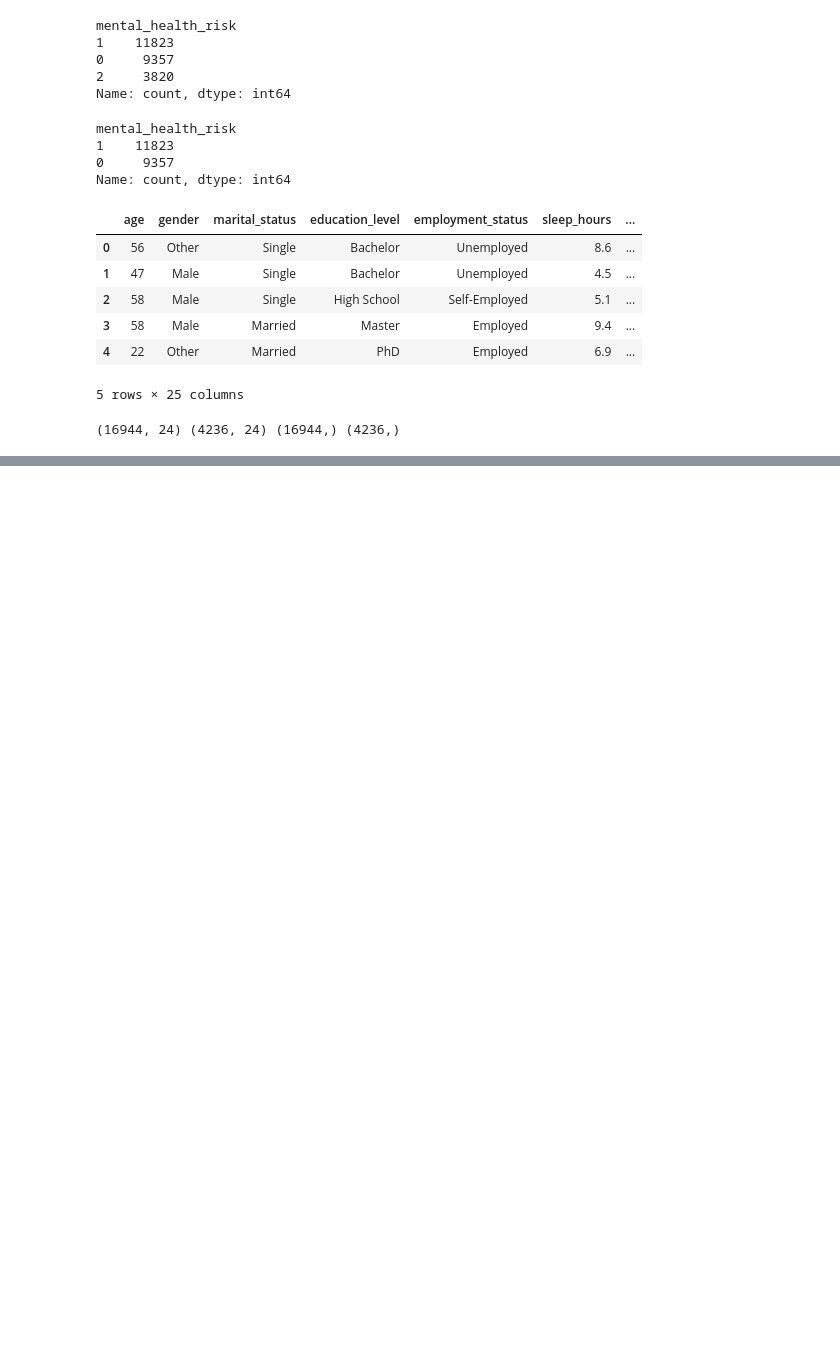
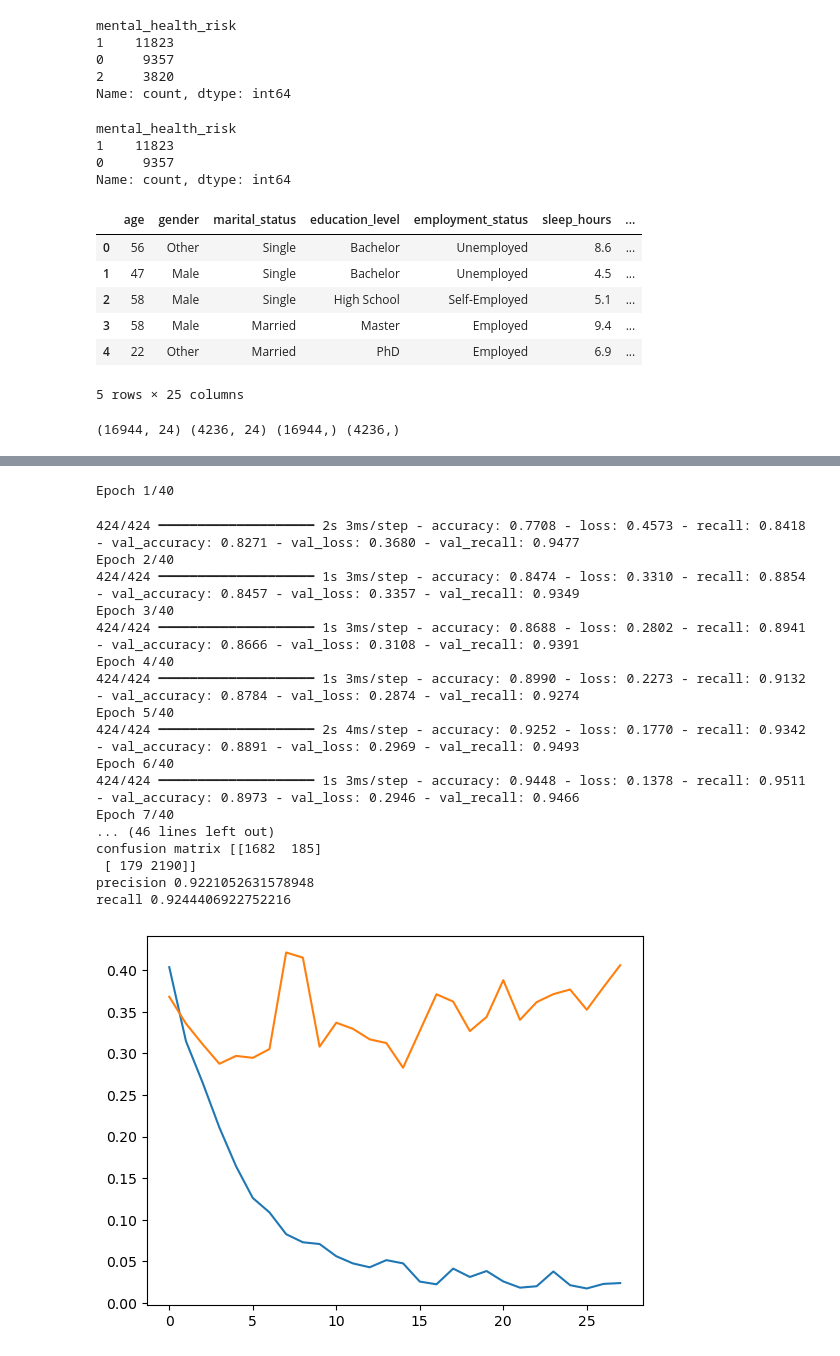
Before and after one commit to K-A-Reddy/MinorProject1_Medical_Risk_Analysis, a Jupyter notebook: code.ipynb, the cells around one changed output, grey strips where cells are left out. Cells and saved outputs as stored; diff of their text form; code cells hidden in the pictures; blank space fills up the shorter version.

```diff
--- a/code.ipynb
+++ b/code.ipynb
@@ -132,0 +564,44 @@ confusion matrix [[ 833 1034]
+# %%
+import tensorflow as tf
+from tensorflow.keras.callbacks import EarlyStopping
+
+early_stop = EarlyStopping(patience=13, restore_best_weights=True)
+tf.random.set_seed(42)
+model = tf.keras.Sequential([
+    tf.keras.layers.Dense(1024, activation='relu', input_shape=(x_train_scaled.shape[1],)),
+    tf.keras.layers.Dense(256, activation='relu', input_shape=(x_train_scaled.shape[1],)),
+    tf.keras.layers.Dense(256, activation='relu'),
+    tf.keras.layers.Dense(1, activation='sigmoid')
+])
+model.compile(optimizer='adam', loss='binary_crossentropy', metrics=['accuracy','recall'])
+history=model.fit(x_train_scaled, y_train, epochs=40, batch_size=32, validation_split=0.2,callbacks=[early_stop])
+y_pred_nn = (model.predict(x_test_scaled) > 0.55).astype("int32")
+
+import matplotlib.pyplot as plt
+plt.plot(history.history['loss'])
+plt.plot(history.history['val_loss'])
+print("accuracy", accuracy_score(y_test, y_pred_nn))
+print("f1 score", f1_score(y_test, y_pred_nn))
+print("confusion matrix", confusion_matrix(y_test, y_pred_nn))
+print("precision", precision_score(y_test, y_pred_nn))
+print("recall", recall_score(y_test, y_pred_nn))
+# %% [output]
+Epoch 1/40
+424/424 ━━━━━━━━━━━━━━━━━━━━ 2s 3ms/step - accuracy: 0.7708 - loss: 0.4573 - recall: 0.8418 - val_accuracy: 0.8271 - val_loss: 0.3680 - val_recall: 0.9477
+Epoch 2/40
+424/424 ━━━━━━━━━━━━━━━━━━━━ 1s 3ms/step - accuracy: 0.8474 - loss: 0.3310 - recall: 0.8854 - val_accuracy: 0.8457 - val_loss: 0.3357 - val_recall: 0.9349
+Epoch 3/40
+424/424 ━━━━━━━━━━━━━━━━━━━━ 1s 3ms/step - accuracy: 0.8688 - loss: 0.2802 - recall: 0.8941 - val_accuracy: 0.8666 - val_loss: 0.3108 - val_recall: 0.9391
+Epoch 4/40
+424/424 ━━━━━━━━━━━━━━━━━━━━ 1s 3ms/step - accuracy: 0.8990 - loss: 0.2273 - recall: 0.9132 - val_accuracy: 0.8784 - val_loss: 0.2874 - val_recall: 0.9274
+Epoch 5/40
+424/424 ━━━━━━━━━━━━━━━━━━━━ 2s 4ms/step - accuracy: 0.9252 - loss: 0.1770 - recall: 0.9342 - val_accuracy: 0.8891 - val_loss: 0.2969 - val_recall: 0.9493
+Epoch 6/40
+424/424 ━━━━━━━━━━━━━━━━━━━━ 1s 3ms/step - accuracy: 0.9448 - loss: 0.1378 - recall: 0.9511 - val_accuracy: 0.8973 - val_loss: 0.2946 - val_recall: 0.9466
+Epoch 7/40
+... (46 lines left out)
+confusion matrix [[1682  185]
+ [ 179 2190]]
+precision 0.9221052631578948
+recall 0.9244406922752216
+[figure, added]
```
Also changed, not shown: parts of 24 cells of this notebook, 1 other file.
